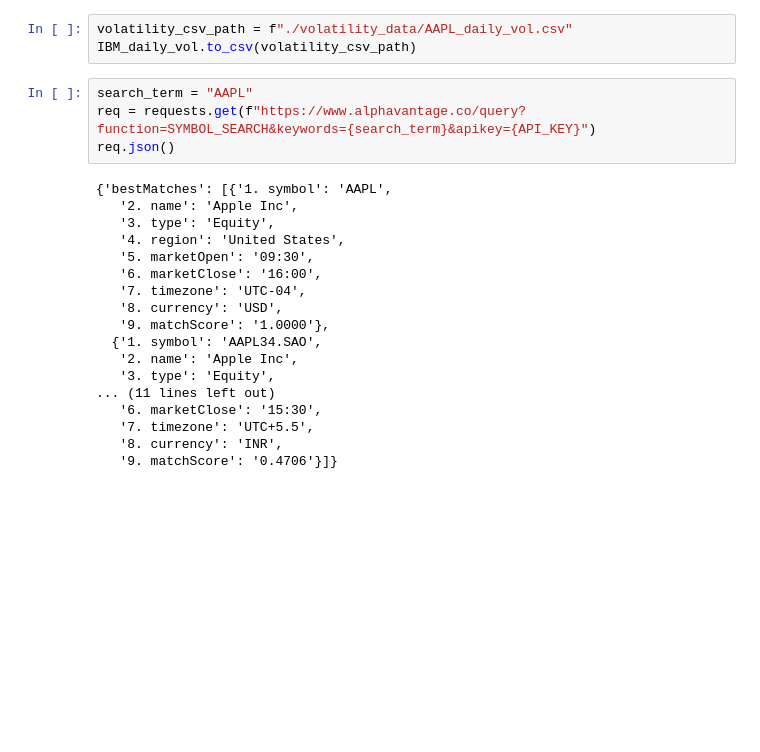
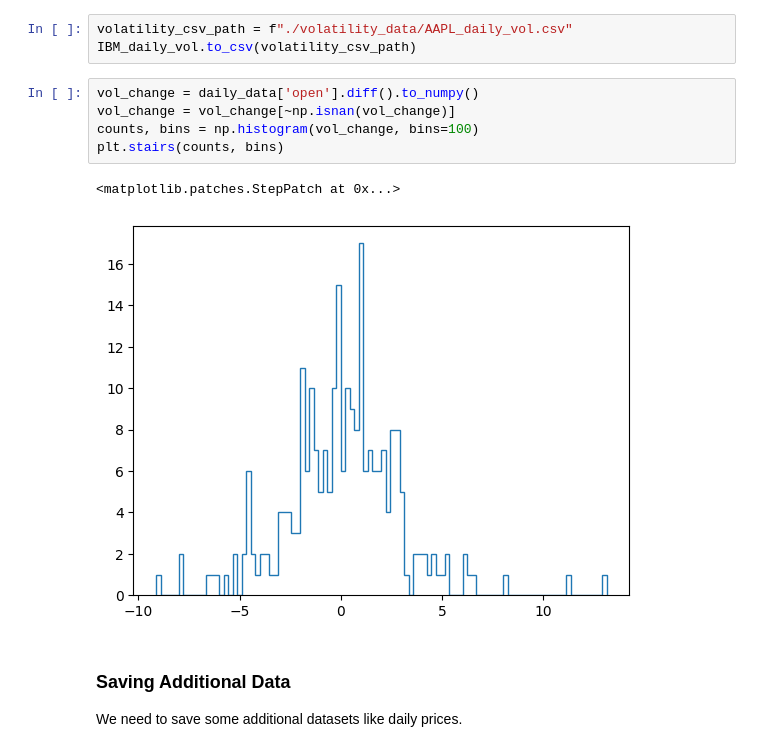
Before and after one commit to lipton-green-tea/pfrnn-research, a Jupyter notebook: real_world_data.ipynb, the cells around one changed output. Drawn from its saved outputs; the diff is of its cells as text; blank space fills up the shorter version.

```diff
--- a/real_world_data.ipynb
+++ b/real_world_data.ipynb
@@ -112,25 +114,14 @@ And now lets save our volatility dataframe as a CSV file
 # %%
 volatility_csv_path = f"./volatility_data/AAPL_daily_vol.csv"
 IBM_daily_vol.to_csv(volatility_csv_path)
-# %%
-search_term = "AAPL"
-req = requests.get(f"https://www.alphavantage.co/query?function=SYMBOL_SEARCH&keywords={search_term}&apikey={API_KEY}")
-req.json()
-# %% [output]
-{'bestMatches': [{'1. symbol': 'AAPL',
-   '2. name': 'Apple Inc',
-   '3. type': 'Equity',
-   '4. region': 'United States',
-   '5. marketOpen': '09:30',
-   '6. marketClose': '16:00',
-   '7. timezone': 'UTC-04',
-   '8. currency': 'USD',
-   '9. matchScore': '1.0000'},
-  {'1. symbol': 'AAPL34.SAO',
-   '2. name': 'Apple Inc',
-   '3. type': 'Equity',
-... (11 lines left out)
-   '6. marketClose': '15:30',
-   '7. timezone': 'UTC+5.5',
-   '8. currency': 'INR',
-   '9. matchScore': '0.4706'}]}
+# %%
+vol_change = daily_data['open'].diff().to_numpy()
+vol_change = vol_change[~np.isnan(vol_change)]
+counts, bins = np.histogram(vol_change, bins=100)
+plt.stairs(counts, bins)
+# %% [output]
+<matplotlib.patches.StepPatch at 0x...>
+[figure, added]
+# %% [markdown]
+### Saving Additional Data
+We need to save some additional datasets like daily prices.
```
Also changed, not shown: parts of 7 cells of this notebook, 8 other files.
